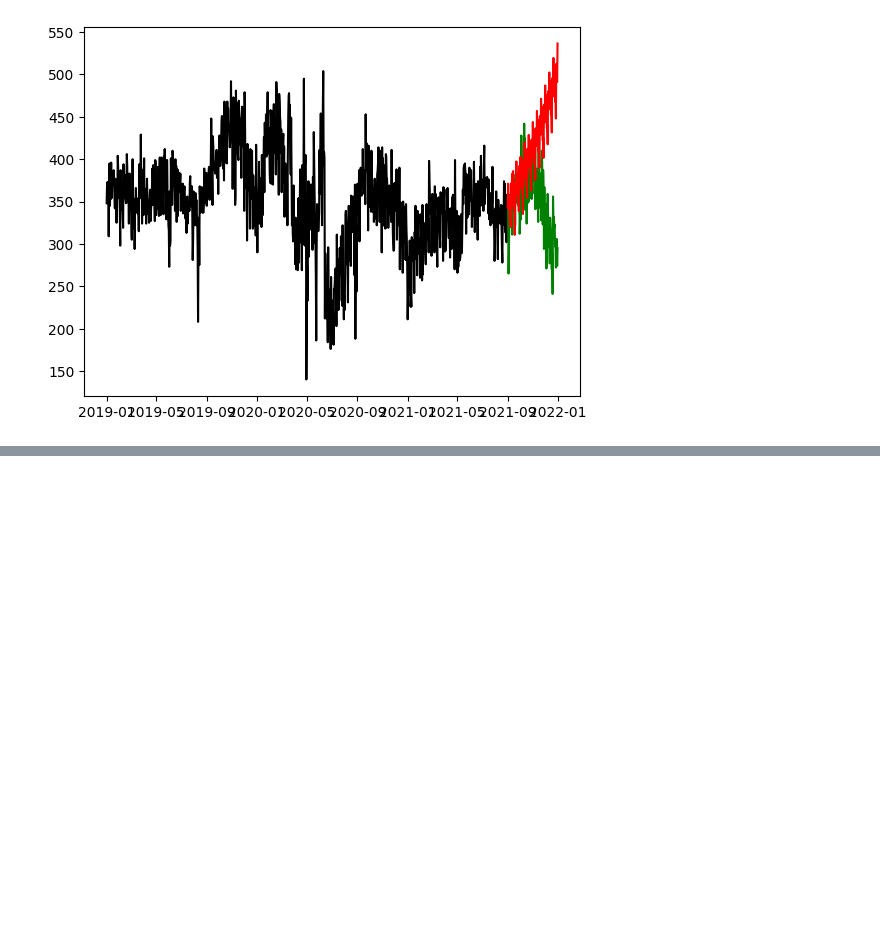
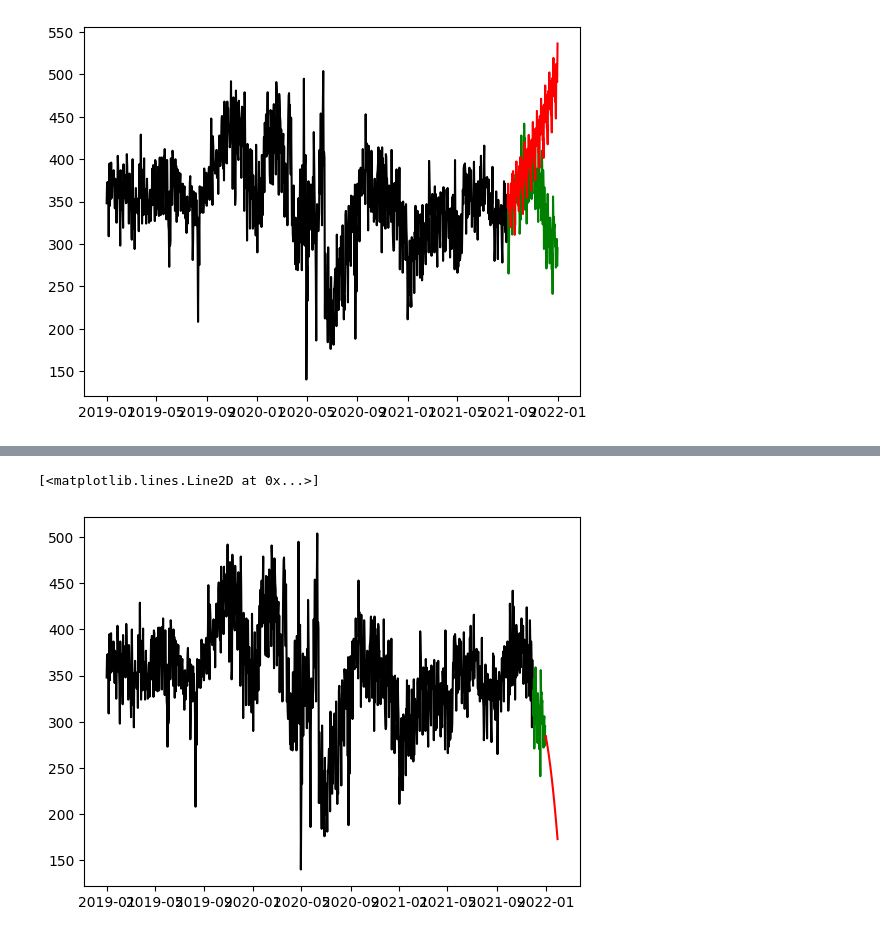
Before and after one commit to sumaiyahchinoy/er-dashboard-fyp-cronpipeline, a Jupyter notebook: TSModelling(Notebook).ipynb, the cells around one changed output, grey strips where cells are left out. Saved outputs shown, nothing was run; the diff lists cells and outputs as text; code cells hidden in the pictures; blank space fills up the shorter version.

Commit message:
prediction for next month

```diff
--- a/TSModelling(Notebook).ipynb
+++ b/TSModelling(Notebook).ipynb
@@ -226,0 +248,13 @@ RMSE:  47.01381965208932
+# %%
+prediction_len = 7
+y = new_df['Count of Patients']
+ARIMAmodel = ARIMA(y, order = (2, 4, 4))
+ARIMAmodel = ARIMAmodel.fit()
+# %%
+y_pred = ARIMAmodel.get_forecast(steps = prediction_len)
+y_pred_df = y_pred.conf_int(alpha = 0.05)
+print(y_pred_df)
+y_pred_df["Predictions"] = ARIMAmodel.predict(start = y_pred_df.index[0], end = y_pred_df.index[-1])
+# y_pred_df.index = interval(prediction_len)
+# y_pred_df.index = test.index
+y_pred_out = y_pred_df["Predictions"]
@@ -226,0 +279,7 @@ RMSE:  47.01381965208932
+# %%
+plt.plot(train, color='Black')
+plt.plot(test, color='Green')
+plt.plot(y_pred_out, color='Red', label = 'ARIMA Predictions')
+# %% [output]
+[<matplotlib.lines.Line2D at 0x...>]
+[figure, added]
```
Also changed, not shown: parts of 10 cells of this notebook.
